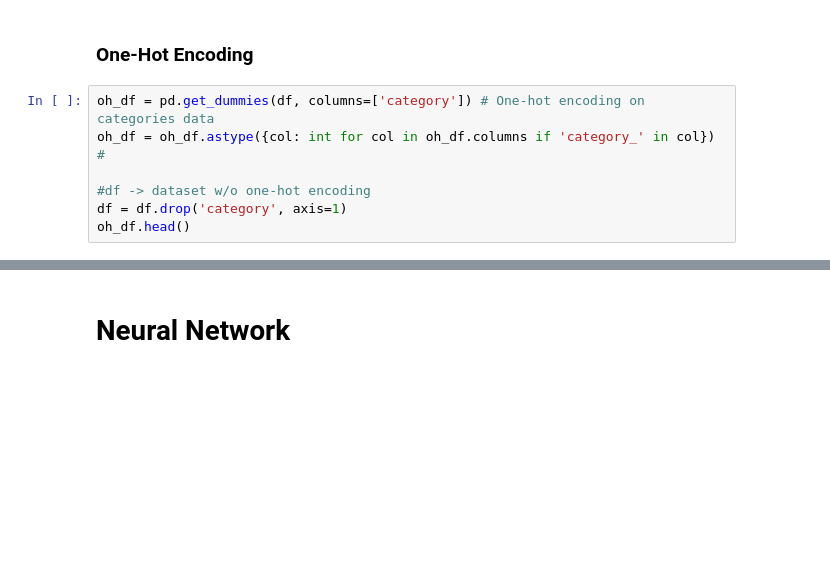
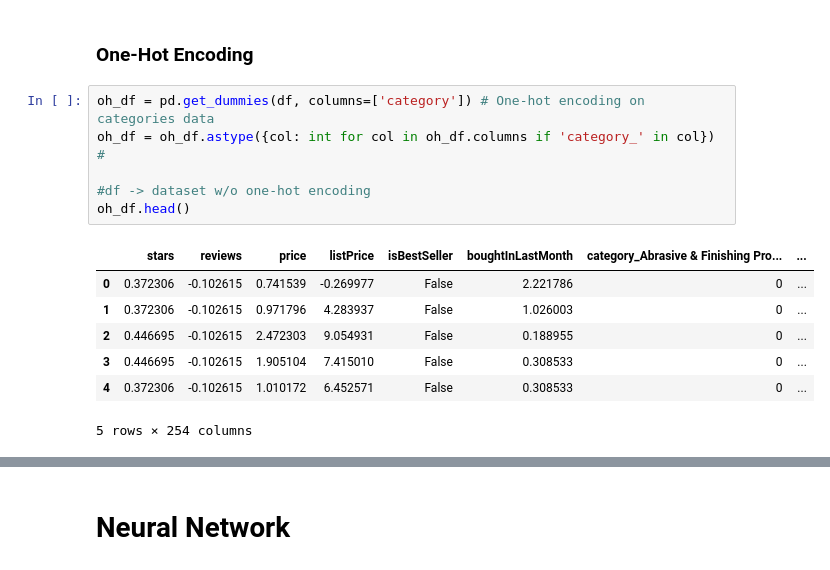
Before and after one commit to rrchandler/amazon_bestsellers, a Jupyter notebook: NN_RyanChandler.ipynb, the cells around one changed output, grey strips where cells are left out. Drawn from its saved outputs; the diff is of its cells as text; blank space fills up the shorter version.

```diff
--- a/NN_RyanChandler.ipynb
+++ b/NN_RyanChandler.ipynb
@@ -45,8 +58,15 @@ df.head()
 # %%
 oh_df = pd.get_dummies(df, columns=['category']) # One-hot encoding on categories data
 oh_df = oh_df.astype({col: int for col in oh_df.columns if 'category_' in col}) #
 
 #df -> dataset w/o one-hot encoding
-df = df.drop('category', axis=1)
 oh_df.head()
+# %% [output]
+|  | stars | reviews | price | listPrice | isBestSeller | boughtInLastMonth | category_Abrasive & Finishing Pro... | ... |
+| 0 | 0.372306 | -0.102615 | 0.741539 | -0.269977 | False | 2.221786 | 0 | ... |
+| 1 | 0.372306 | -0.102615 | 0.971796 | 4.283937 | False | 1.026003 | 0 | ... |
+| 2 | 0.446695 | -0.102615 | 2.472303 | 9.054931 | False | 0.188955 | 0 | ... |
+| 3 | 0.446695 | -0.102615 | 1.905104 | 7.415010 | False | 0.308533 | 0 | ... |
+| 4 | 0.372306 | -0.102615 | 1.010172 | 6.452571 | False | 0.308533 | 0 | ... |
+5 rows × 254 columns
 # %% [markdown]
```
Also changed, not shown: parts of 25 cells of this notebook.
